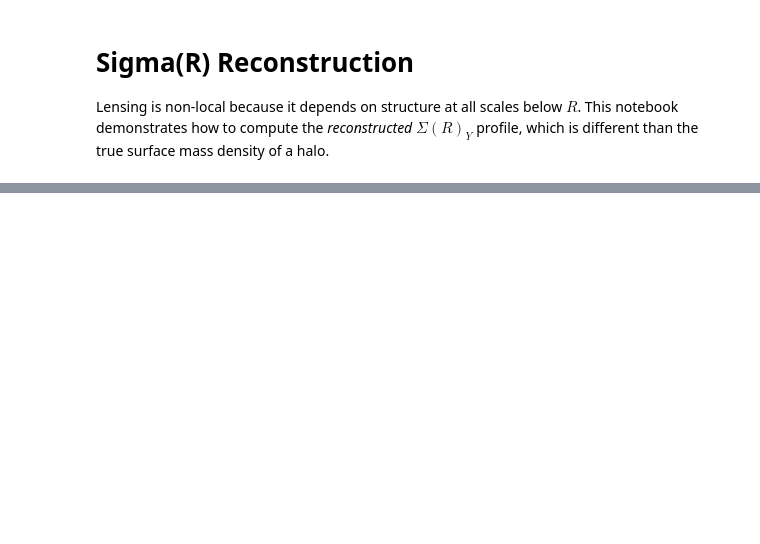
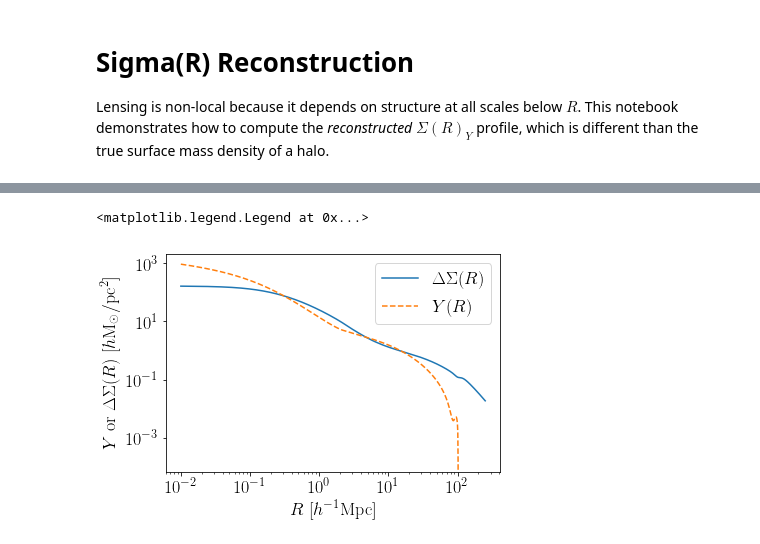
Before and after one commit to tmcclintock/cluster_toolkit, a Jupyter notebook: notebooks/Sigma(R) Reconstruction.ipynb, the cells around one changed output, grey strips where cells are left out. Drawn from its saved outputs; the diff is of its cells as text; code cells hidden in the pictures; blank space fills up the shorter version.

```diff
--- a/notebooks/Sigma(R) Reconstruction.ipynb
+++ b/notebooks/Sigma(R) Reconstruction.ipynb
@@ -40,0 +61,11 @@ plt.legend()
+# %%
+plt.loglog(Rp, DeltaSigma, label=r"$\Delta\Sigma(R)$")
+plt.loglog(Rp[:-1], Y, "--", label=r"$Y(R)$")
+#plt.yscale("symlog")
+plt.ylabel(r"$Y\ {\rm or}\ \Delta\Sigma(R)\ [h{\rm M_\odot}/{\rm pc}^2]$")
+plt.xlabel(r"$R\ [h^{-1}{\rm Mpc}]$")
+plt.legend()
+#plt.savefig("deltasigma_reconstructed.png", dpi=300, bbox_inches="tight")
+# %% [output]
+<matplotlib.legend.Legend at 0x...>
+[figure, added]
```
Also changed, not shown: parts of 9 cells of this notebook, 3 other files.
